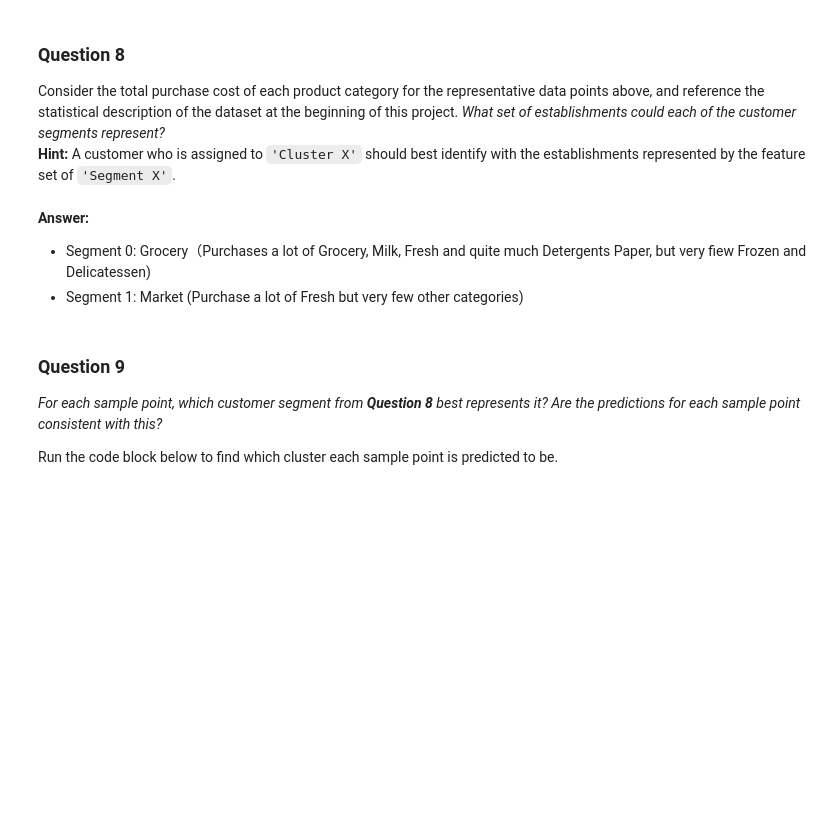
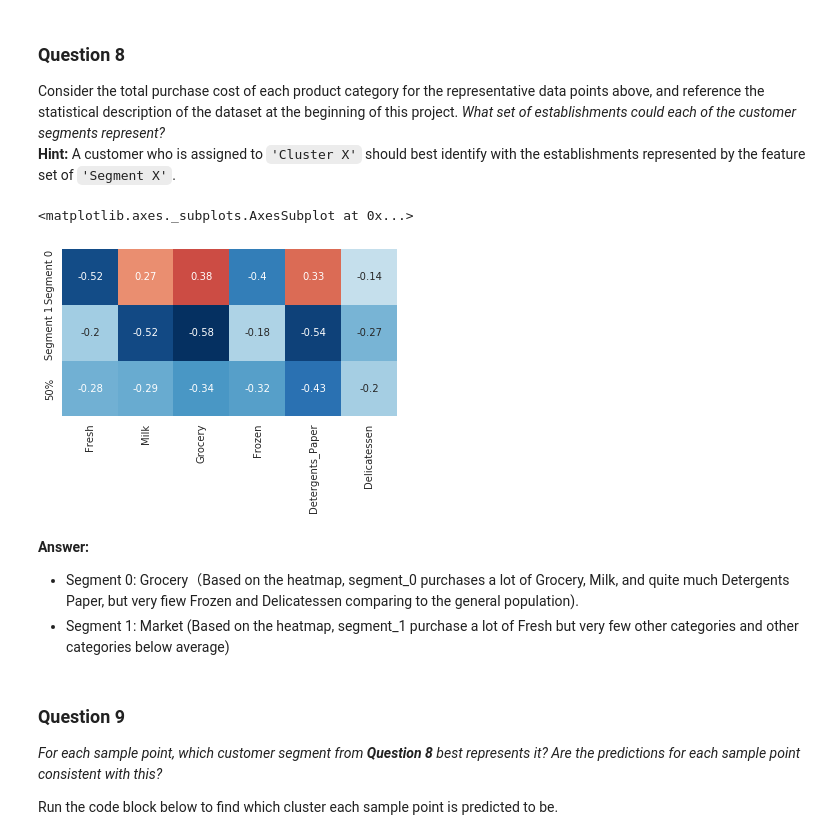
Before and after one commit to victorzhrn/customer_segments, a Jupyter notebook: customer_segments.ipynb, the cells around one changed output. Drawn from its saved outputs; the diff is of its cells as text; code cells hidden in the pictures; blank space fills up the shorter version.

```diff
--- a/customer_segments.ipynb
+++ b/customer_segments.ipynb
@@ -523,11 +529,18 @@ true_centers.plot(kind = 'bar', figsize = (16, 4))
 ### Question 8
 Consider the total purchase cost of each product category for the representative data points above, and reference the statistical description of the dataset at the beginning of this project. *What set of establishments could each of the customer segments represent?*
 **Hint:** A customer who is assigned to `'Cluster X'` should best identify with the establishments represented by the feature set of `'Segment X'`.
+# %%
+import seaborn as sns
+
+sns.heatmap((true_centers-data.mean())/data.std(ddof=1), annot=True, cbar=False, square=True)
+# %% [output]
+<matplotlib.axes._subplots.AxesSubplot at 0x...>
+[figure, added]
 # %% [markdown]
 **Answer:**
 
-- Segment 0: Grocery（Purchases a lot of Grocery, Milk, Fresh and quite much Detergents Paper, but very fiew Frozen and Delicatessen)
-- Segment 1: Market (Purchase a lot of Fresh but very few other categories)
+- Segment 0: Grocery（Based on the heatmap, segment_0 purchases a lot of Grocery, Milk, and quite much Detergents Paper, but very fiew Frozen and Delicatessen comparing to the general population).
+- Segment 1: Market (Based on the heatmap, segment_1 purchase a lot of Fresh but very few other categories and other categories below average)
 # %% [markdown]
 ### Question 9
 *For each sample point, which customer segment from* ***Question 8*** *best represents it? Are the predictions for each sample point consistent with this?*
```
Also changed, not shown: parts of 9 cells of this notebook, 1 other file.
